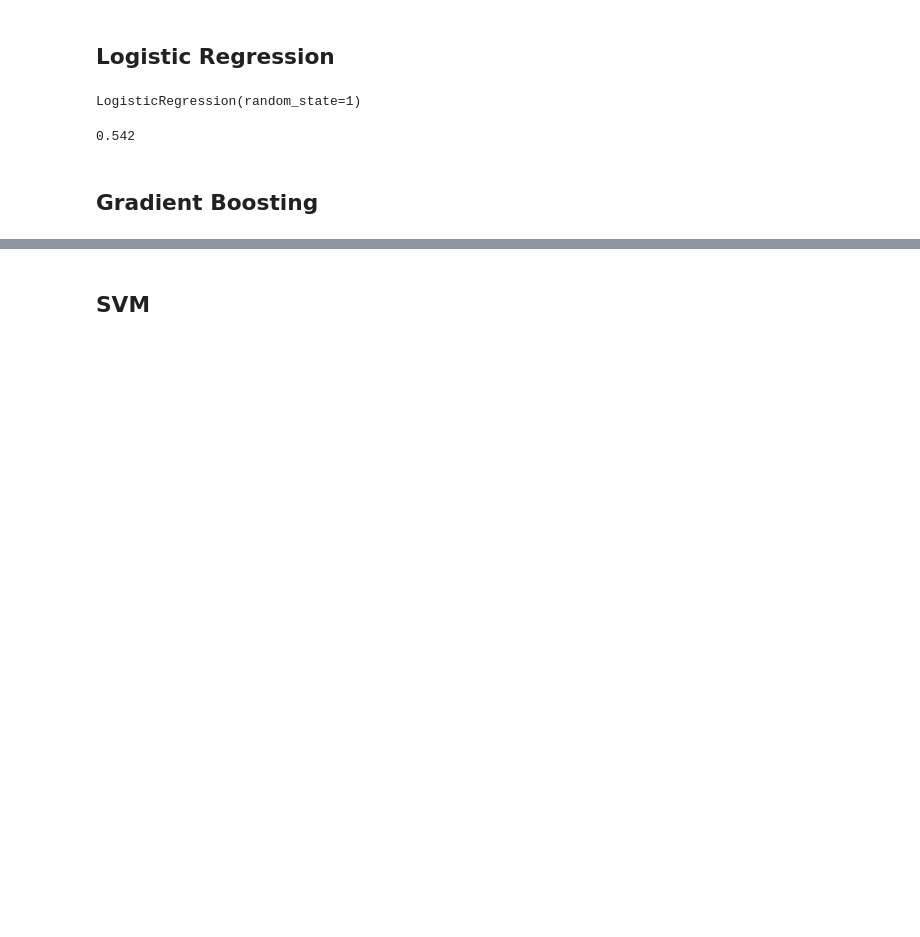
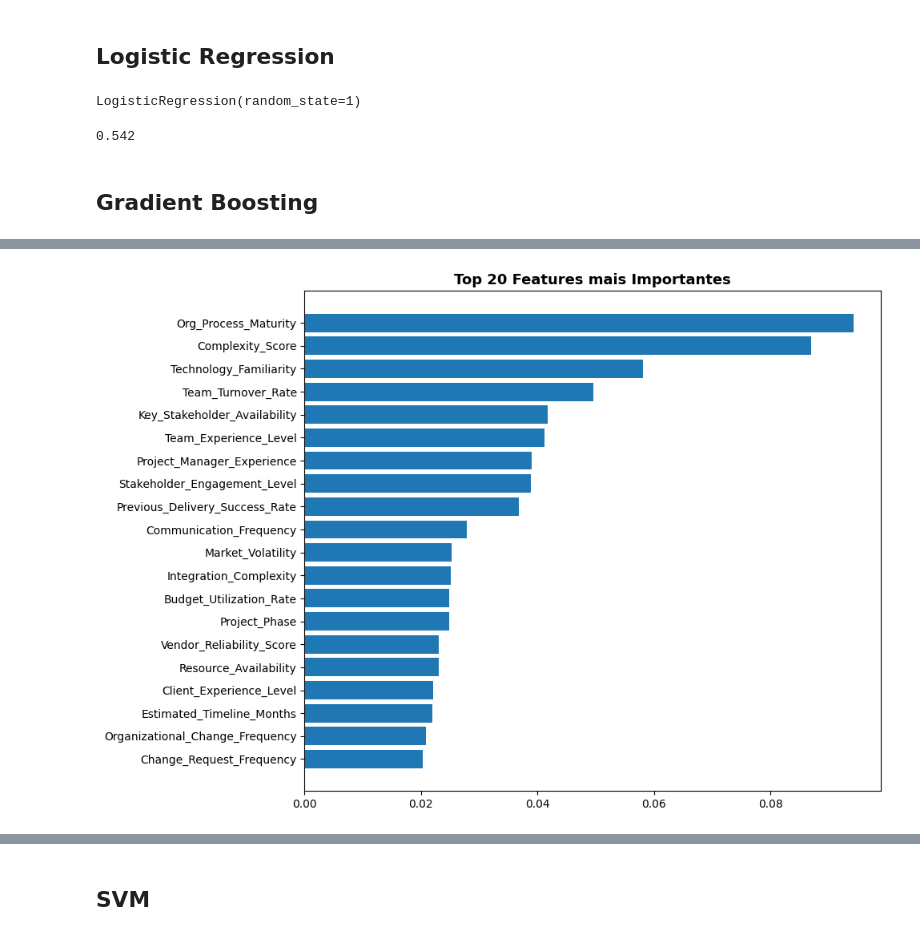
Before and after one commit to Danunesx/ml-project-risk, a Jupyter notebook: ml-project-risk.ipynb, the cells around one changed output, grey strips where cells are left out. Cells and saved outputs as stored; diff of their text form; code cells hidden in the pictures; blank space fills up the shorter version.

```diff
--- a/ml-project-risk.ipynb
+++ b/ml-project-risk.ipynb
@@ -286,3 +285,6 @@ X
 | 3998 | 5 | 26 | 2900977.55 | 28 | 10.00 | ... |
 | 3999 | 0 | 33 | 1627904.31 | 28 | 7.04 | ... |
 4000 rows × 46 columns
+# %%
+base = X.copy()
+base
@@ -423,6 +439,6 @@ accuracy_score(y_pred, pred)
 # %%
 from sklearn.ensemble import GradientBoostingClassifier
 
-grad = GradientBoostingClassifier()
+grad = GradientBoostingClassifier(n_estimators=300 ,criterion='squared_error', random_state=0, max_features='sqrt')
 grad.fit(X_treino, y_treino)
 # %% [output]
@@ -435,0 +484,13 @@ accuracy_score(y_pred, pred)
+# %%
+feat_names = base.columns.tolist()
+importances = pd.Series(grad.feature_importances_, index=feat_names)
+top20 = importances.nlargest(20)
+
+plt.figure(figsize=(10, 7))
+bars = plt.barh(top20.index[::-1], top20.values[::-1])
+plt.title('Top 20 Features mais Importantes', fontsize=13, fontweight='bold')
+
+plt.tight_layout()
+plt.show()
+# %% [output]
+[figure, added]
```
Also changed, not shown: parts of 14 cells of this notebook.
